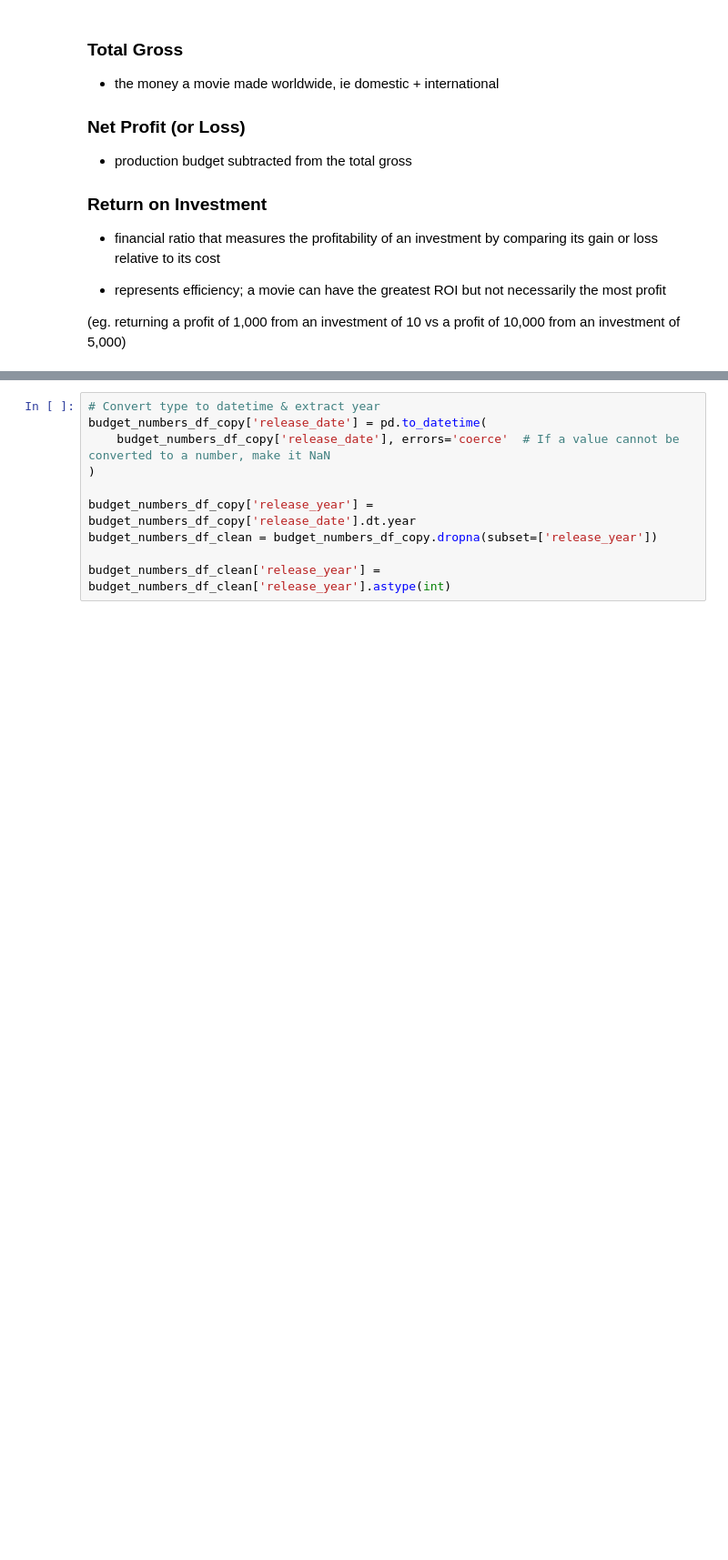
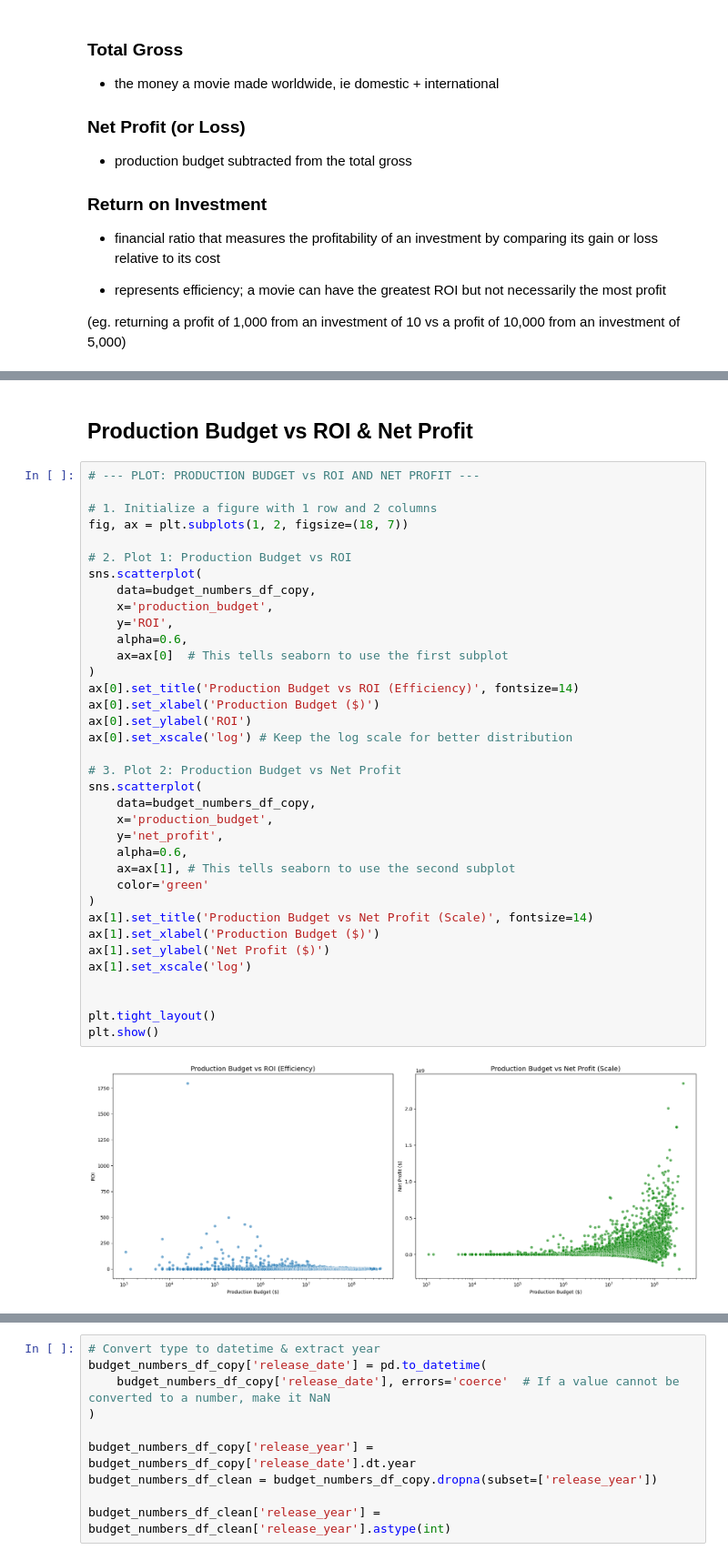
Before and after one commit to clivekinyanjui/DS-Phase_2-Group_3-Project, a Jupyter notebook: Notebook/index.ipynb, the cells around one changed output, grey strips where cells are left out. Shown at 91% size. Cells and saved outputs as stored; diff of their text form; blank space fills up the shorter version.

```diff
--- a/Notebook/index.ipynb
+++ b/Notebook/index.ipynb
@@ -181,0 +197,40 @@ plt.xscale('log')
+# %% [markdown]
+## Production Budget vs ROI & Net Profit
+# %%
+# --- PLOT: PRODUCTION BUDGET vs ROI AND NET PROFIT ---
+
+# 1. Initialize a figure with 1 row and 2 columns
+fig, ax = plt.subplots(1, 2, figsize=(18, 7))
+
+# 2. Plot 1: Production Budget vs ROI
+sns.scatterplot(
+    data=budget_numbers_df_copy,
+    x='production_budget',
+    y='ROI',
+    alpha=0.6,
+    ax=ax[0]  # This tells seaborn to use the first subplot
+)
+ax[0].set_title('Production Budget vs ROI (Efficiency)', fontsize=14)
+ax[0].set_xlabel('Production Budget ($)')
+ax[0].set_ylabel('ROI')
+ax[0].set_xscale('log') # Keep the log scale for better distribution
+
+# 3. Plot 2: Production Budget vs Net Profit
+sns.scatterplot(
+    data=budget_numbers_df_copy,
+    x='production_budget',
+    y='net_profit',
+    alpha=0.6,
+    ax=ax[1], # This tells seaborn to use the second subplot
+    color='green'
+)
+ax[1].set_title('Production Budget vs Net Profit (Scale)', fontsize=14)
+ax[1].set_xlabel('Production Budget ($)')
+ax[1].set_ylabel('Net Profit ($)')
+ax[1].set_xscale('log')
+
+
+plt.tight_layout()
+plt.show()
+# %% [output]
+[figure, added]
```
Also changed, not shown: parts of 42 cells of this notebook, 10 other files.
